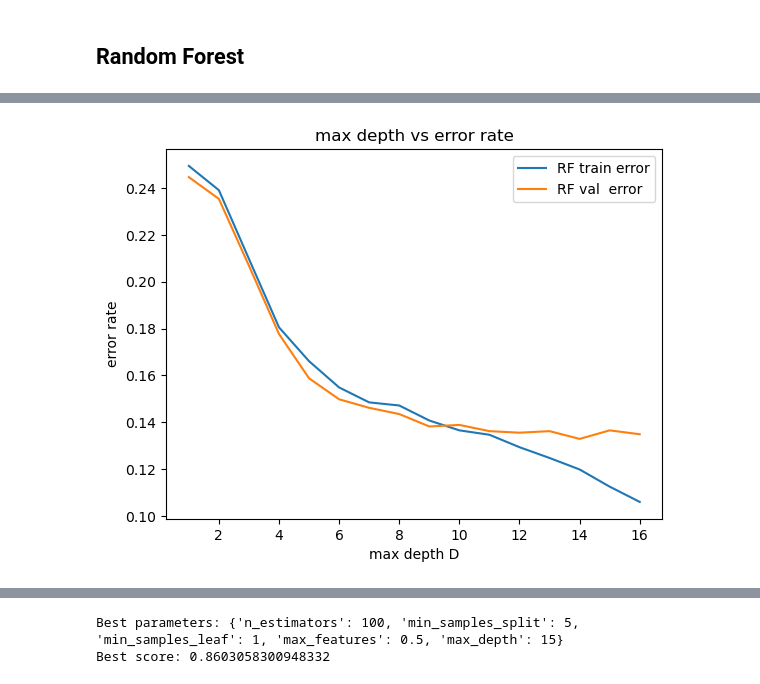
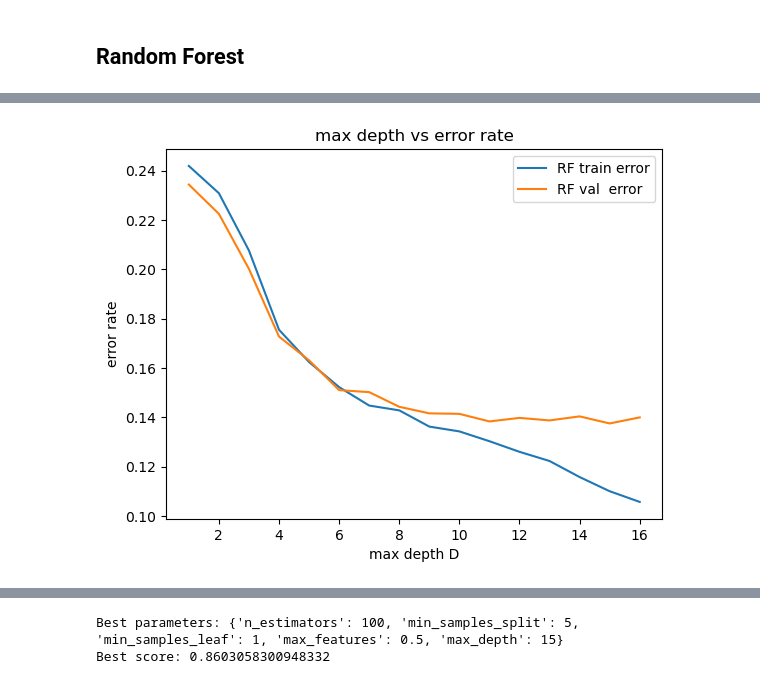
Before and after one commit to nedamhs/income-classification, a Jupyter notebook: income-prediction.ipynb, the cells around one changed output, grey strips where cells are left out. Saved outputs shown, nothing was run; the diff lists cells and outputs as text; code cells hidden in the pictures.

```diff
--- a/income-prediction.ipynb
+++ b/income-prediction.ipynb
@@ -51,8 +78,7 @@ train_df.head()
 print(train_df.isnull().sum())
 
 # drop null rows
-train_df.dropna(inplace=True)
-
+# train_df.dropna(inplace=True)
 # number of values in train data after dropping rows
 #print(train_df.isnull().sum())
 # %% [output]
@@ -77,8 +103,7 @@ dtype: int64
 print(test_df.isnull().sum())
 
 # drop null rows
-test_df.dropna(inplace=True)
-
+# test_df.dropna(inplace=True)
 # number of missing values in test data after dropping rows
 #print(test_df.isnull().sum())
 # %% [output]
@@ -158,6 +156,10 @@ X = train_df.drop(columns=["income"])
 # Target labels
 y = train_df["income"]
 
-X_train, X_val, y_train, y_val  = train_test_split(X, y, test_size=0.1, random_state=seed, shuffle=True)
+X_train, X_val, y_train, y_val  = train_test_split(X, y, test_size=0.15, random_state=seed, shuffle=True)
 
-train_df
+# # Drop rows with NaN values from both X_train, X_val, and y_train, y_val
+# X_train = X_train.dropna()
+# X_val = X_val.dropna()
+# y_train = y_train[X_train.index]
+# y_val = y_val[X_val.index]
@@ -262,3 +255,20 @@ print(X_val.shape)
+# %%
+# HANDLING MISSING VALUES
+# we impute the missing values in the dataset, after splitting the data.
+# This avoids data leakage.
+# https://medium.com/@odil.tokhirov/how-to-deal-with-missing-and-categorical-values-in-data-used-for-machine-learning-28e8b95539bf#:~:text=So%20when%20it%20appears%20in,avoids%20something%20called%20data%20leakage.
+
+from sklearn.impute import SimpleImputer
+
+# Create an imputer and fit it on the training data (X_train)
+imputer = SimpleImputer(strategy='mean')
+
+# Fit the imputer on X_train
+X_train = imputer.fit_transform(X_train)
+
+# Apply the same imputer to X_val and X_test
+X_val = imputer.transform(X_val)
+X_test = imputer.transform(X_test)
 # %% [markdown]
 ### Feature scaling
 # %%
@@ -355,34 +355,34 @@ plt.show()
 # %%
 RF_train_err_d = []
 RF_val_err_d = []
 
 depth = list(range(1, 17))
 
 for d in depth:
     learner = RandomForestClassifier(
     max_depth=d,  # Restrict depth
-    random_state=seed
-)
+    random_state=seed)
+
     learner.fit(X_train,y_train);
 
     # Compute the training  error rates
     train_err = (y_train!= learner.predict(X_train)).mean()
     RF_train_err_d.append(train_err)
 
     # Compute the validation error rates
     val_err = (y_val!= learner.predict(X_val)).mean()
     RF_val_err_d.append(val_err)
 
 # Plot the resulting performance as a function of depth d
 plt.plot(depth , RF_train_err_d,  label = 'RF train error');
 plt.plot(depth , RF_val_err_d,    label = 'RF val  error');
 
 plt.title("max depth vs error rate");
 plt.xlabel("max depth D");
 plt.ylabel("error rate");
 plt.legend();
 # %% [output]
-[figure, old version]
+[figure, new version]
 # %%
 RF_train_err_msl = []
 RF_val_err_msl = []
```
Also changed, not shown: parts of 32 cells of this notebook.
